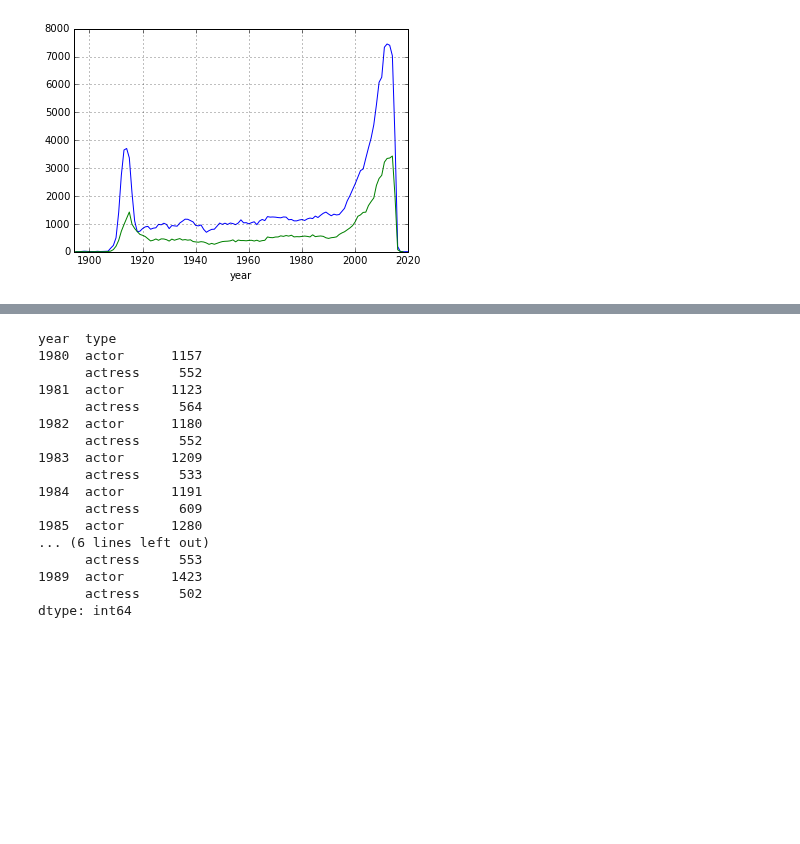
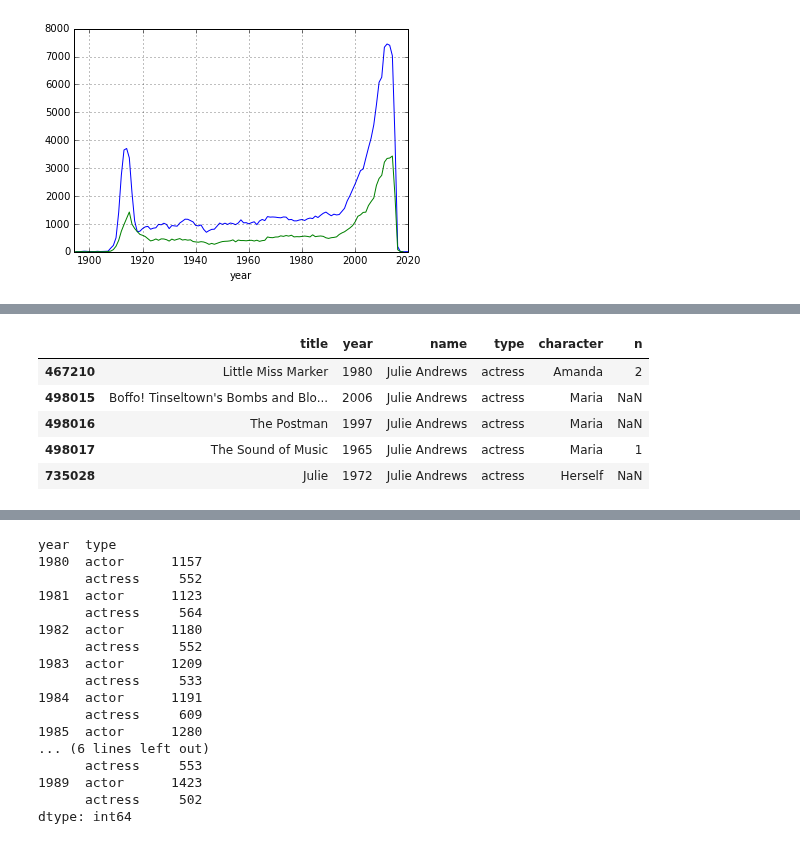
Before and after one commit to brandon-rhodes/pycon-pandas-tutorial, a Jupyter notebook: Solutions-3.ipynb, the cells around one changed output, grey strips where cells are left out. Drawn from its saved outputs; the diff is of its cells as text; code cells hidden in the pictures; blank space fills up the shorter version.

```diff
--- a/Solutions-3.ipynb
+++ b/Solutions-3.ipynb
@@ -126,0 +171,10 @@ f.plot()
+# %%
+c = cast
+c[c.name == "Julie Andrews"].head()
+# %% [output]
+|  | title | year | name | type | character | n |
+| 467210 | Little Miss Marker | 1980 | Julie Andrews | actress | Amanda | 2 |
+| 498015 | Boffo! Tinseltown's Bombs and Blo... | 2006 | Julie Andrews | actress | Maria | NaN |
+| 498016 | The Postman | 1997 | Julie Andrews | actress | Maria | NaN |
+| 498017 | The Sound of Music | 1965 | Julie Andrews | actress | Maria | 1 |
+| 735028 | Julie | 1972 | Julie Andrews | actress | Herself | NaN |
```
Also changed, not shown: parts of 9 cells of this notebook, 3 other files.
